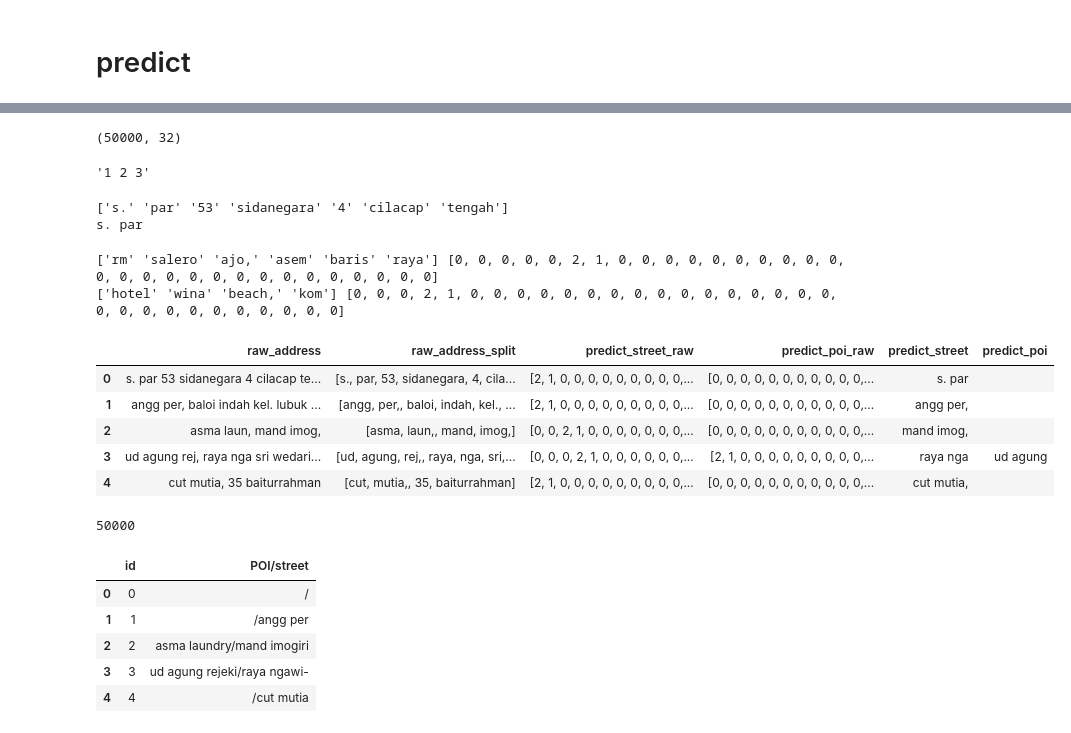
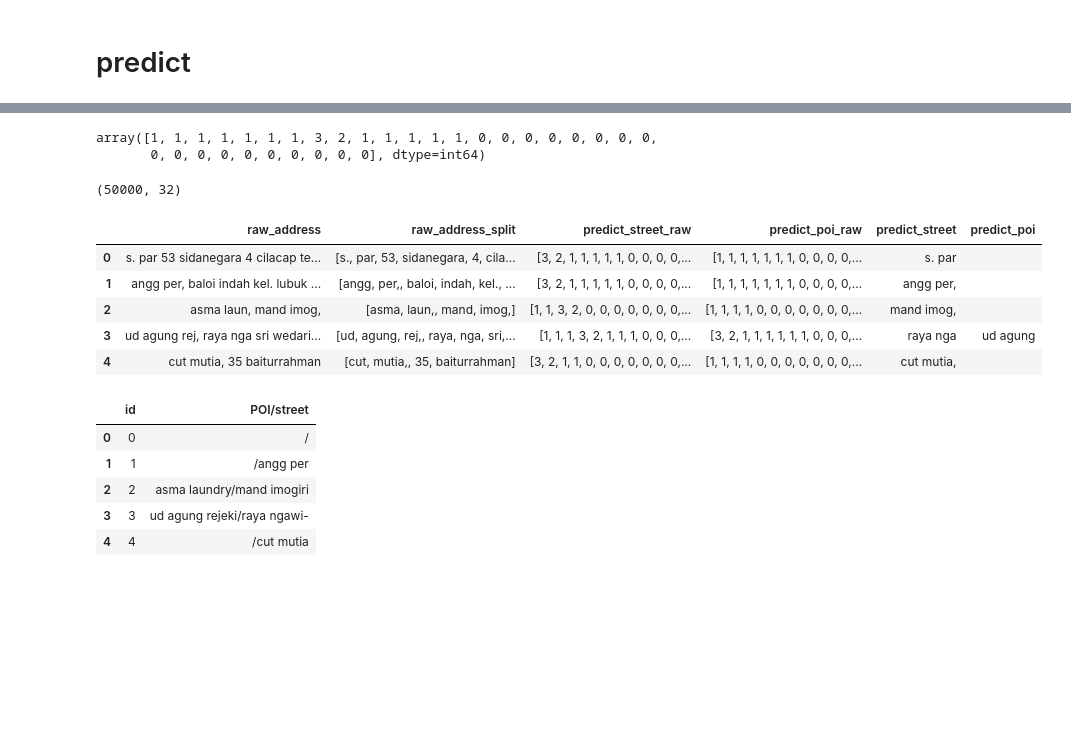
Before and after one commit to andreasmmadjiah/shopee_POIstreet, a Jupyter notebook: Shopee_NER.ipynb, the cells around one changed output, grey strips where cells are left out. Cells and saved outputs as stored; diff of their text form; code cells hidden in the pictures; blank space fills up the shorter version.

```diff
--- a/Shopee_NER.ipynb
+++ b/Shopee_NER.ipynb
@@ -593,3 +928,0 @@ WARNING:tensorflow:Layer lstm_1 will not use cuDNN kernel since it doesn't meet
-# %%
-model_street = tf.keras.models.load_model('street_20200315.h5')
-model_poi = tf.keras.models.load_model('poi_20200315.h5')
@@ -603,3 +929,6 @@ WARNING:tensorflow:Layer lstm_1 will not use cuDNN kernel since it doesn't meet
+# %%
+model_street.load_weights('street_20200316.h5')
+model_poi.load_weights('poi_20200316.h5')
 # %%
 tag2idx
 # %% [output]
@@ -614 +952,6 @@ X_test_ori = tf.keras.preprocessing.sequence.pad_sequences(X_test_ori,padding='p
+# %%
+test['raw_split'] = test['raw_address'].apply(lambda x: [x1 for x1 in x.split(' ') if x1!='']).values
+list_x_test = test['raw_split'].values
+X_test_ori = [[word2idx[w] for w in s] for s in list_x_test]
+X_test_ori = tf.keras.preprocessing.sequence.pad_sequences(X_test_ori,padding='post',maxlen=32)
 # %%
@@ -624,52 +988,44 @@ predict_poi_final = np.argmax(predict_poi, axis=-1)
+# %%
+predict_poi_final[3000]
+# %% [output]
+array([1, 1, 1, 1, 1, 1, 1, 3, 2, 1, 1, 1, 1, 1, 0, 0, 0, 0, 0, 0, 0, 0,
+       0, 0, 0, 0, 0, 0, 0, 0, 0, 0], dtype=int64)
 # %%
 predict_street_final.shape
 # %% [output]
 (50000, 32)
-# %%
-' '.join(np.array(['1','2','3']))
-# %% [output]
-'1 2 3'
 # %%
 raw_address_split_test = test['raw_address'].apply(lambda x: np.array(x.split(' '))).values
 # %%
-print(raw_address_split_test[0])
-print(' '.join(raw_address_split_test[0][np.argwhere(predict_street_final[0] > 0).reshape(-1)]))
+# print(raw_address_split_test[0])
+# print(' '.join(raw_address_split_test[0][np.argwhere(predict_street_final[0] > 0).reshape(-1)]))
 # predict_street_final[0][np.argwhere(x > 0.01)]
 
 def get_prediction_word(list_x,predict):
 #     print(list_x,predict)
     try:
-        return ' '.join(np.array(list_x)[np.argwhere(np.array(predict) > 0).reshape(-1)])
+        return ' '.join(np.array(list_x)[np.argwhere(np.array(predict) > 1).reshape(-1)])
     except:
         print(list_x,predict)
-        return ' '.join(np.array(list_x)[np.argwhere(np.array(predict) > 0).reshape(-1)[:-1]])
+        return ' '.join(np.array(list_x)[np.argwhere(np.array(predict) > 1).reshape(-1)[:-1]])
-# %% [output]
-['s.' 'par' '53' 'sidanegara' '4' 'cilacap' 'tengah']
-s. par
 # %%
 final = pd.DataFrame()
 final['raw_address'] = test['raw_address'].values
-final['raw_address_split'] = final['raw_address'].apply(lambda x: np.array(x.split(' '))).values
+final['raw_address_split'] = test['raw_split'].values
 final['predict_street_raw'] = predict_street_final.tolist()
 final['predict_poi_raw'] = predict_poi_final.tolist()
 
 
 final['predict_street'] = final[['raw_address_split','predict_street_raw']].apply(lambda x: get_prediction_word(x['raw_address_split'],x['predict_street_raw']), axis=1)
 final['predict_poi'] = final[['raw_address_split','predict_poi_raw']].apply(lambda x: get_prediction_word(x['raw_address_split'],x['predict_poi_raw']), axis=1)
 final.head()
 # %% [output]
-['rm' 'salero' 'ajo,' 'asem' 'baris' 'raya'] [0, 0, 0, 0, 0, 2, 1, 0, 0, 0, 0, 0, 0, 0, 0, 0, 0, 0, 0, 0, 0, 0, 0, 0, 0, 0, 0, 0, 0, 0, 0, 0]
-['hotel' 'wina' 'beach,' 'kom'] [0, 0, 0, 2, 1, 0, 0, 0, 0, 0, 0, 0, 0, 0, 0, 0, 0, 0, 0, 0, 0, 0, 0, 0, 0, 0, 0, 0, 0, 0, 0, 0]
 |  | raw_address | raw_address_split | predict_street_raw | predict_poi_raw | predict_street | predict_poi |
-| 0 | s. par 53 sidanegara 4 cilacap te... | [s., par, 53, sidanegara, 4, cila... | [2, 1, 0, 0, 0, 0, 0, 0, 0, 0, 0,... | [0, 0, 0, 0, 0, 0, 0, 0, 0, 0, 0,... | s. par |  |
-| 1 | angg per, baloi indah kel. lubuk ... | [angg, per,, baloi, indah, kel., ... | [2, 1, 0, 0, 0, 0, 0, 0, 0, 0, 0,... | [0, 0, 0, 0, 0, 0, 0, 0, 0, 0, 0,... | angg per, |  |
-| 2 | asma laun, mand imog, | [asma, laun,, mand, imog,] | [0, 0, 2, 1, 0, 0, 0, 0, 0, 0, 0,... | [0, 0, 0, 0, 0, 0, 0, 0, 0, 0, 0,... | mand imog, |  |
-| 3 | ud agung rej, raya nga sri wedari... | [ud, agung, rej,, raya, nga, sri,... | [0, 0, 0, 2, 1, 0, 0, 0, 0, 0, 0,... | [2, 1, 0, 0, 0, 0, 0, 0, 0, 0, 0,... | raya nga | ud agung |
-| 4 | cut mutia, 35 baiturrahman | [cut, mutia,, 35, baiturrahman] | [2, 1, 0, 0, 0, 0, 0, 0, 0, 0, 0,... | [0, 0, 0, 0, 0, 0, 0, 0, 0, 0, 0,... | cut mutia, |  |
+| 0 | s. par 53 sidanegara 4 cilacap te... | [s., par, 53, sidanegara, 4, cila... | [3, 2, 1, 1, 1, 1, 1, 0, 0, 0, 0,... | [1, 1, 1, 1, 1, 1, 1, 0, 0, 0, 0,... | s. par |  |
+| 1 | angg per, baloi indah kel. lubuk ... | [angg, per,, baloi, indah, kel., ... | [3, 2, 1, 1, 1, 1, 1, 0, 0, 0, 0,... | [1, 1, 1, 1, 1, 1, 1, 0, 0, 0, 0,... | angg per, |  |
+| 2 | asma laun, mand imog, | [asma, laun,, mand, imog,] | [1, 1, 3, 2, 0, 0, 0, 0, 0, 0, 0,... | [1, 1, 1, 1, 0, 0, 0, 0, 0, 0, 0,... | mand imog, |  |
+| 3 | ud agung rej, raya nga sri wedari... | [ud, agung, rej,, raya, nga, sri,... | [1, 1, 1, 3, 2, 1, 1, 1, 0, 0, 0,... | [3, 2, 1, 1, 1, 1, 1, 1, 0, 0, 0,... | raya nga | ud agung |
+| 4 | cut mutia, 35 baiturrahman | [cut, mutia,, 35, baiturrahman] | [3, 2, 1, 1, 0, 0, 0, 0, 0, 0, 0,... | [1, 1, 1, 1, 0, 0, 0, 0, 0, 0, 0,... | cut mutia, |  |
-# %%
-len(final)
-# %% [output]
-50000
 # %%
 pd.read_csv('sampleSubmission.csv')
 # %% [output]
```
Also changed, not shown: parts of 76 cells of this notebook, 3 other files.
